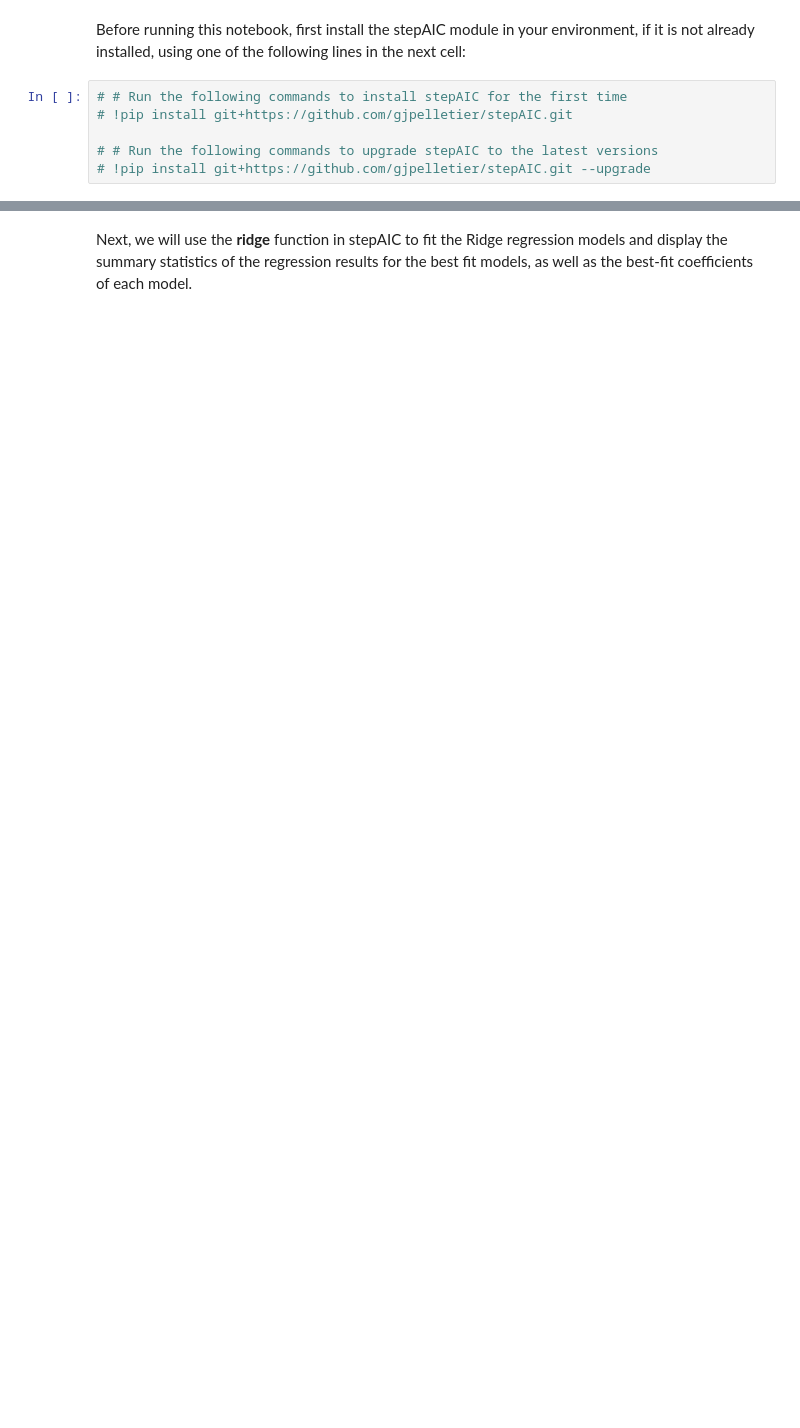
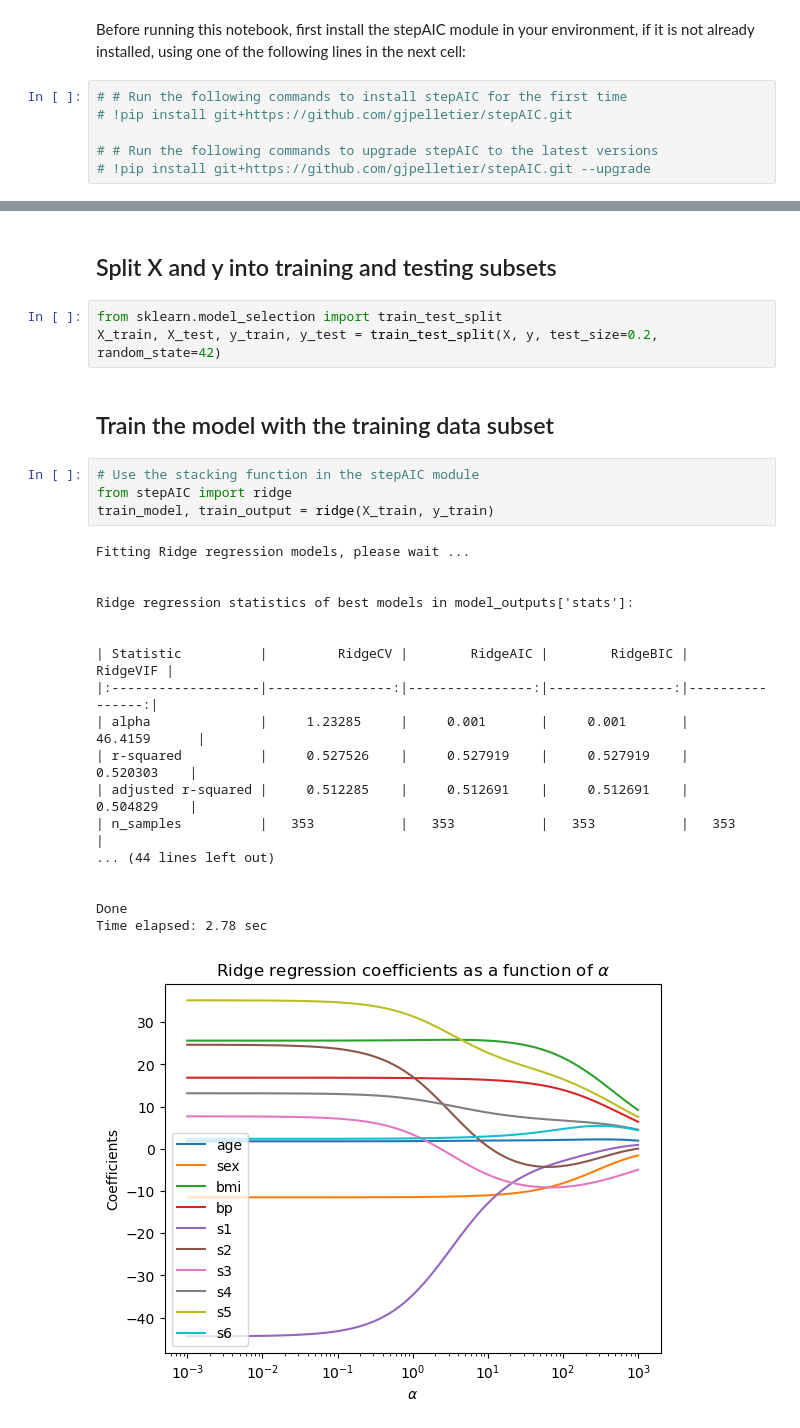
Before and after one commit to gjpelletier/stepAIC, a Jupyter notebook: Example_Ridge_regression.ipynb, the cells around one changed output, grey strips where cells are left out. Cells and saved outputs as stored; diff of their text form; blank space fills up the shorter version.

```diff
--- a/Example_Ridge_regression.ipynb
+++ b/Example_Ridge_regression.ipynb
@@ -60,2 +35,30 @@ X.head()
-# %% [markdown]
-Next, we will use the **ridge** function in stepAIC to fit the Ridge regression models and display the summary statistics of the regression results for the best fit models, as well as the best-fit coefficients of each model.
+# %% [markdown]
+## Split X and y into training and testing subsets
+# %%
+from sklearn.model_selection import train_test_split
+X_train, X_test, y_train, y_test = train_test_split(X, y, test_size=0.2, random_state=42)
+# %% [markdown]
+## Train the model with the training data subset
+# %%
+# Use the stacking function in the stepAIC module
+from stepAIC import ridge
+train_model, train_output = ridge(X_train, y_train)
+# %% [output]
+Fitting Ridge regression models, please wait ...
+
+
+Ridge regression statistics of best models in model_outputs['stats']:
+
+
+| Statistic          |         RidgeCV |        RidgeAIC |        RidgeBIC |        RidgeVIF |
+|:-------------------|----------------:|----------------:|----------------:|----------------:|
+| alpha              |     1.23285     |     0.001       |     0.001       |    46.4159      |
+| r-squared          |     0.527526    |     0.527919    |     0.527919    |     0.520303    |
+| adjusted r-squared |     0.512285    |     0.512691    |     0.512691    |     0.504829    |
+| n_samples          |   353           |   353           |   353           |   353           |
+... (44 lines left out)
+
+
+Done
+Time elapsed: 2.78 sec
+[figure, added]
```
Also changed, not shown: parts of 12 cells of this notebook, 1 other file.
